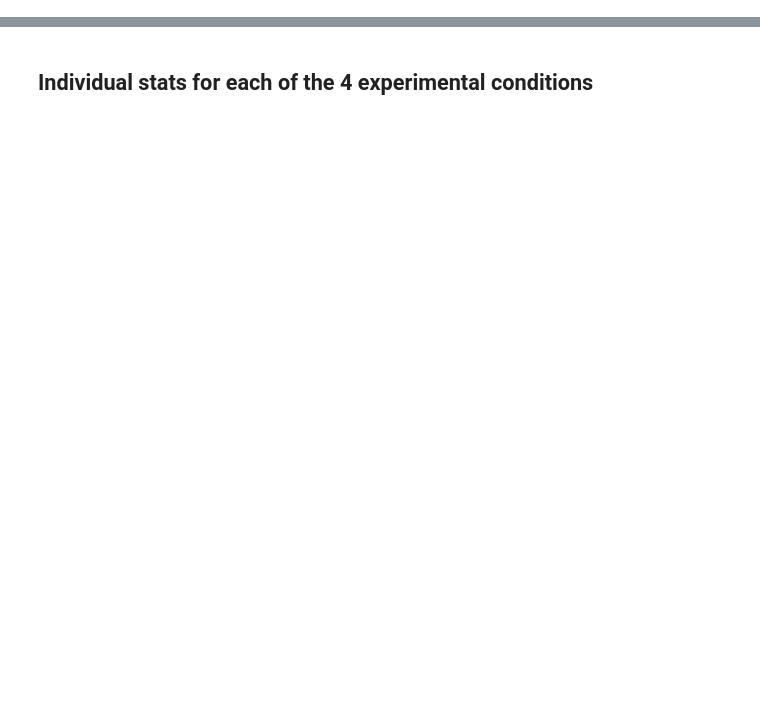
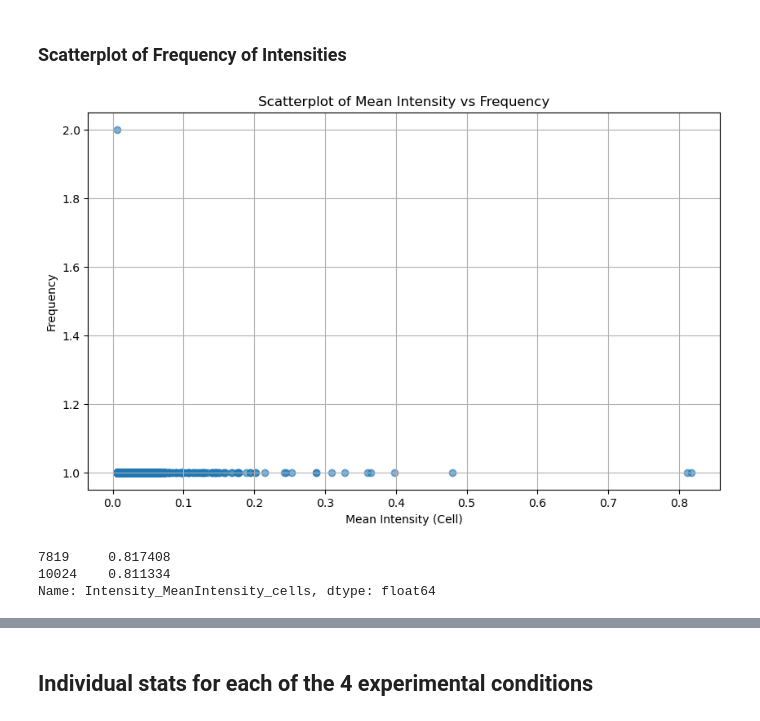
Before and after one commit to GhoshLabEng/Pegah_ML_Stemness_Predictor_Project, a Jupyter notebook: intensity_histogram.ipynb, the cells around one changed output, grey strips where cells are left out. Cells and saved outputs as stored; diff of their text form; code cells hidden in the pictures; blank space fills up the shorter version.

```diff
--- a/intensity_histogram.ipynb
+++ b/intensity_histogram.ipynb
@@ -19,3 +20,37 @@ plt.show()
+# %% [markdown]
+### Scatterplot of Frequency of Intensities
+# %%
+import pandas as pd
+import matplotlib.pyplot as plt
+
+# Read the Excel file
+file_path = '/Users/pegaheizad/Desktop/Ghosh_lab/data_files/cd73_data.xlsx'
+df = pd.read_excel(file_path)
+
+# Drop missing values in the 'Intensity_MeanIntensity_cells' column
+intensity_data = df['Intensity_MeanIntensity_cells'].dropna()
+
+# Calculate frequency of each unique intensity value
+frequency = intensity_data.value_counts().sort_index()
+
+# Create a scatter plot
+plt.figure(figsize=(10, 6))
+plt.scatter(frequency.index, frequency.values, alpha=0.6)
+
+# Set the labels and title
+plt.xlabel('Mean Intensity (Cell)')
+plt.ylabel('Frequency')
+plt.title('Scatterplot of Mean Intensity vs Frequency')
+plt.grid(True)
+
+# Show the plot
+plt.show()
+print(df['Intensity_MeanIntensity_cells'][df['Intensity_MeanIntensity_cells'] > 0.8])
+# %% [output]
+[figure, added]
+7819     0.817408
+10024    0.811334
+Name: Intensity_MeanIntensity_cells, dtype: float64
 # %%
 import pandas as pd
 import matplotlib.pyplot as plt
```
Also changed, not shown: parts of 9 cells of this notebook, 2 other files.
